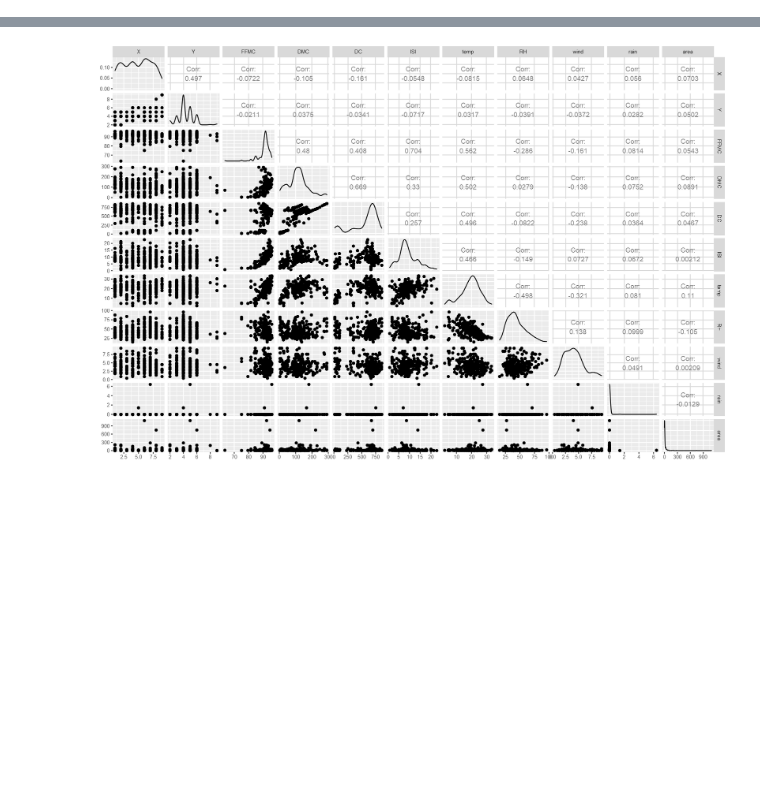
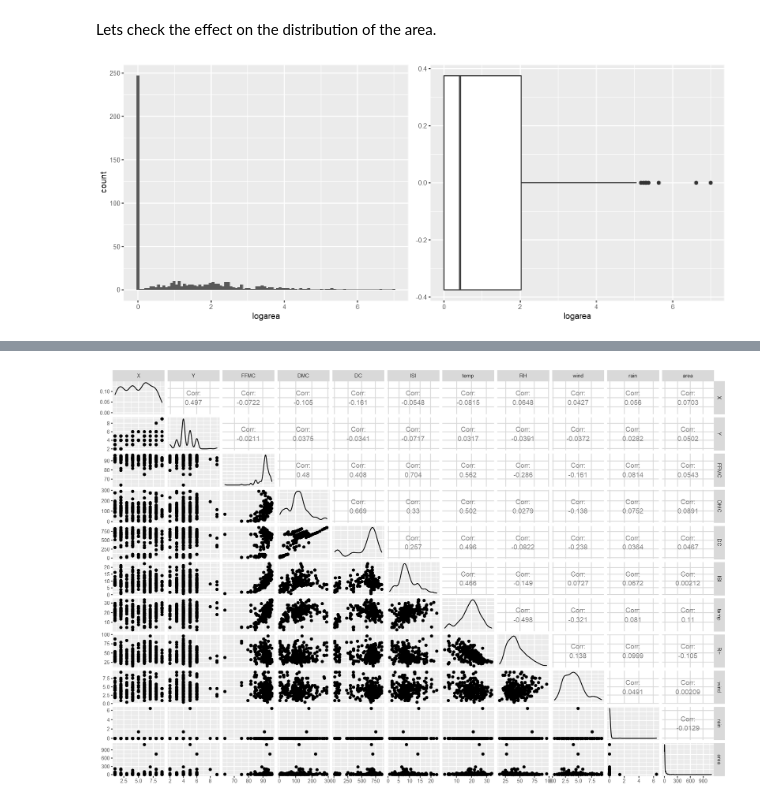
Before and after one commit to Agewerc/Bushfire-Analysis, a Jupyter notebook: Bushfire_Analysis_Area_Prediction.ipynb, the cells around one changed output, grey strips where cells are left out. Saved outputs shown, nothing was run; the diff lists cells and outputs as text; code cells hidden in the pictures; blank space fills up the shorter version.

```diff
--- a/Bushfire_Analysis_Area_Prediction.ipynb
+++ b/Bushfire_Analysis_Area_Prediction.ipynb
@@ -57,0 +76,9 @@ To go further in this analysis lets build a table.
+# %% [markdown]
+Lets check the effect on the distribution of the area.
+# %%
+# options(repr.plot.width=12, repr.plot.height=5)
+plot3 <- ggplot(df_fires, aes(logarea)) + geom_histogram(bins = 100)
+plot4 <- ggplot(df_fires, aes(logarea)) + geom_boxplot()
+grid.arrange(plot1, plot2, nrow = 1)
+# %% [output]
+[figure, added]
```
Also changed, not shown: parts of 26 cells of this notebook.
